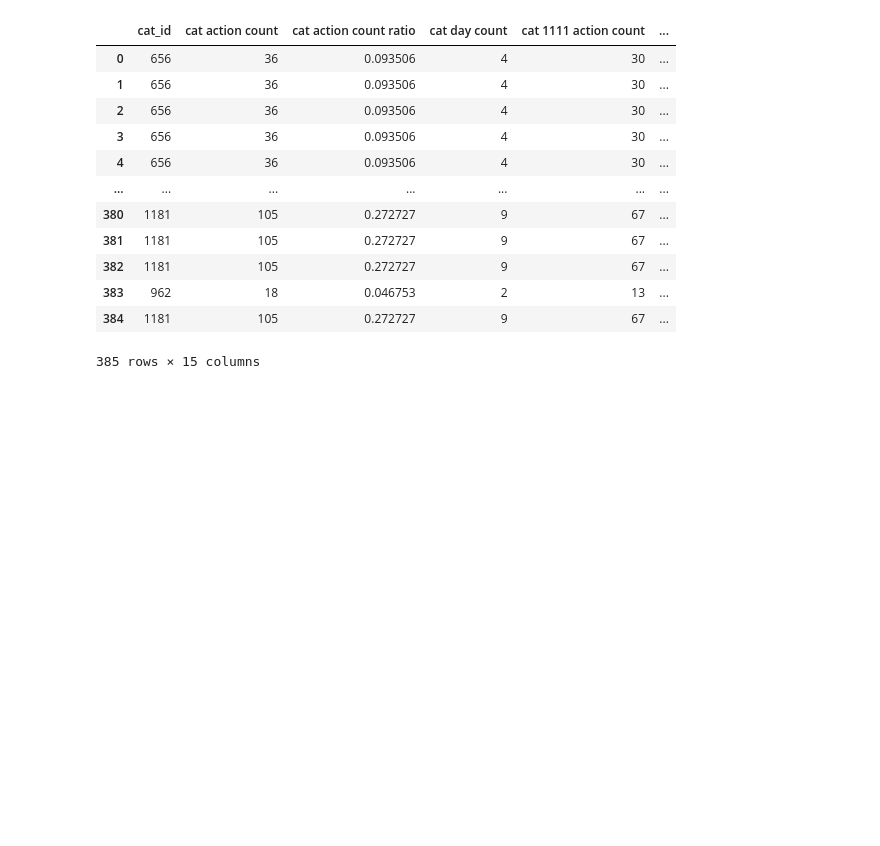
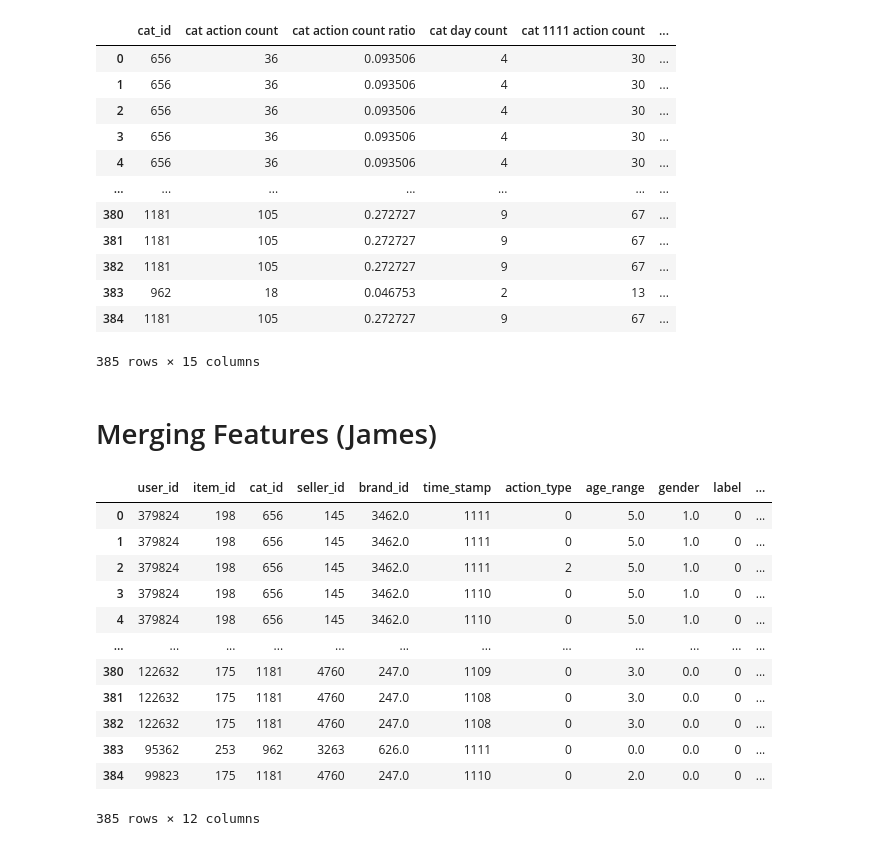
Before and after one commit to MrAlphalfa97/CECS_550, a Jupyter notebook: data_format1/Category Profile.ipynb, the cells around one changed output. Cells and saved outputs as stored; diff of their text form; code cells hidden in the pictures; blank space fills up the shorter version.

```diff
--- a/data_format1/Category Profile.ipynb
+++ b/data_format1/Category Profile.ipynb
@@ -851,3 +831,23 @@ df_cat
 | 383 | 962 | 18 | 0.046753 | 2 | 13 | ... |
 | 384 | 1181 | 105 | 0.272727 | 9 | 67 | ... |
 385 rows × 15 columns
+# %% [markdown]
+# Merging Features (James)
+# %%
+df['month'] = df['time_stamp'] // 100
+df['day'] = df['time_stamp'] % 100
+df
+# %% [output]
+|  | user_id | item_id | cat_id | seller_id | brand_id | time_stamp | action_type | age_range | gender | label | ... |
+| 0 | 379824 | 198 | 656 | 145 | 3462.0 | 1111 | 0 | 5.0 | 1.0 | 0 | ... |
+| 1 | 379824 | 198 | 656 | 145 | 3462.0 | 1111 | 0 | 5.0 | 1.0 | 0 | ... |
+| 2 | 379824 | 198 | 656 | 145 | 3462.0 | 1111 | 2 | 5.0 | 1.0 | 0 | ... |
+| 3 | 379824 | 198 | 656 | 145 | 3462.0 | 1110 | 0 | 5.0 | 1.0 | 0 | ... |
+| 4 | 379824 | 198 | 656 | 145 | 3462.0 | 1110 | 0 | 5.0 | 1.0 | 0 | ... |
+| ... | ... | ... | ... | ... | ... | ... | ... | ... | ... | ... | ... |
+| 380 | 122632 | 175 | 1181 | 4760 | 247.0 | 1109 | 0 | 3.0 | 0.0 | 0 | ... |
+| 381 | 122632 | 175 | 1181 | 4760 | 247.0 | 1108 | 0 | 3.0 | 0.0 | 0 | ... |
+| 382 | 122632 | 175 | 1181 | 4760 | 247.0 | 1108 | 0 | 3.0 | 0.0 | 0 | ... |
+| 383 | 95362 | 253 | 962 | 3263 | 626.0 | 1111 | 0 | 0.0 | 0.0 | 0 | ... |
+| 384 | 99823 | 175 | 1181 | 4760 | 247.0 | 1110 | 0 | 2.0 | 0.0 | 0 | ... |
+385 rows × 12 columns
```
Also changed, not shown: parts of 18 cells of this notebook.
